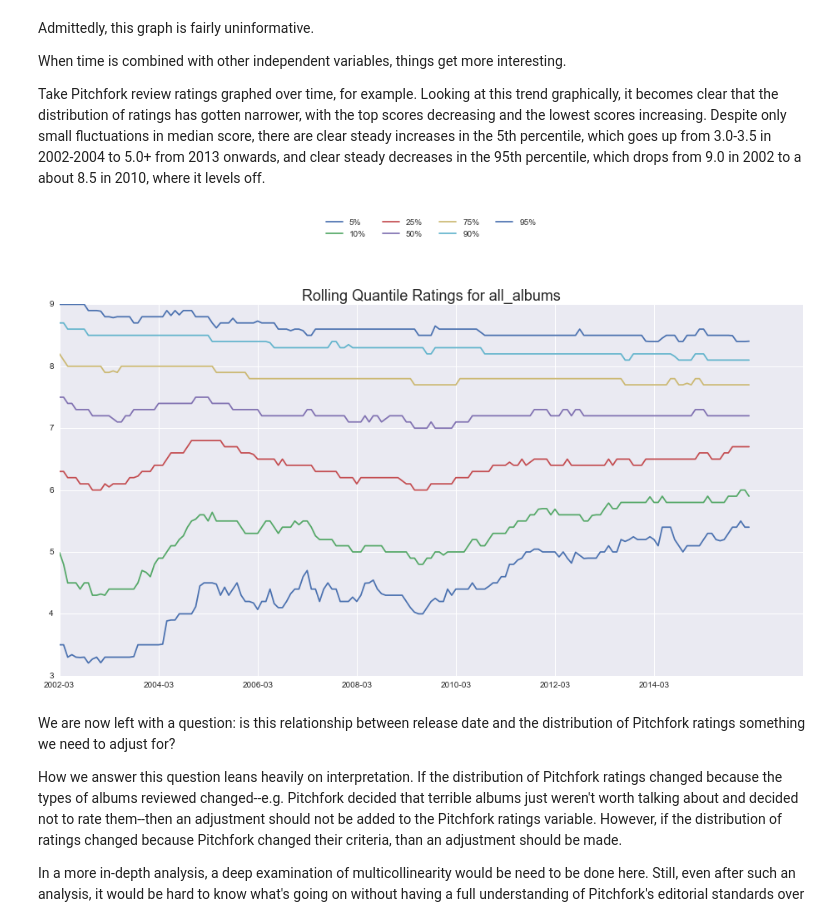
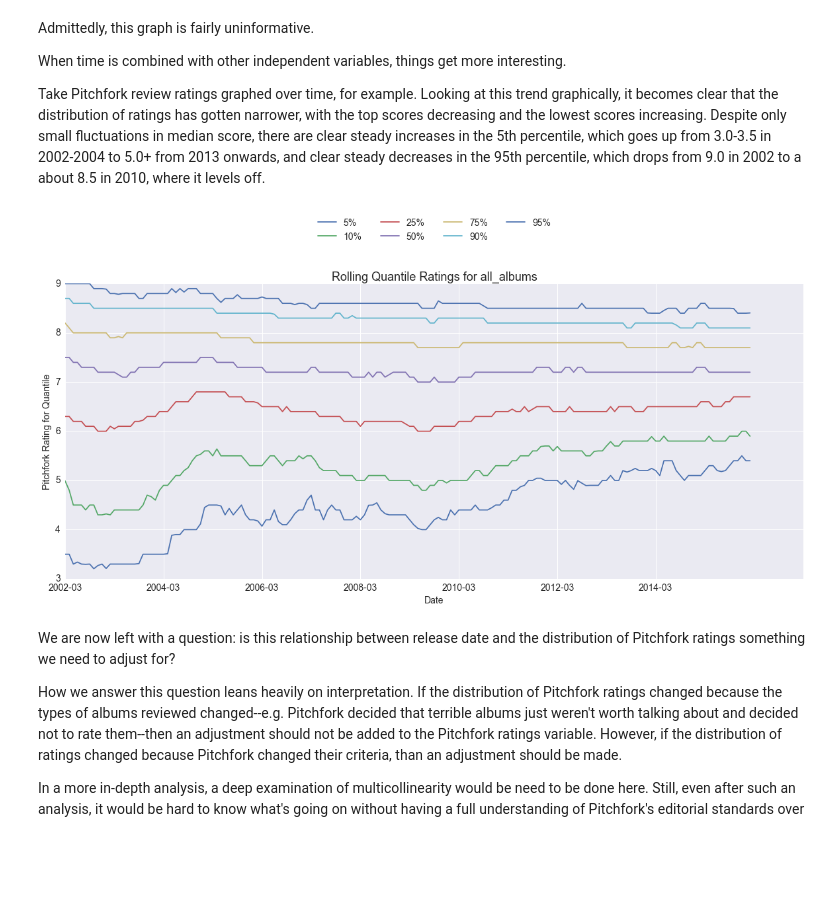
Before and after one commit to JBlumstein/pfk, a Jupyter notebook: Pitchfork_Analysis.ipynb, the cells around one changed output. Saved outputs shown, nothing was run; the diff lists cells and outputs as text; code cells hidden in the pictures; blank space fills up the shorter version.

```diff
--- a/Pitchfork_Analysis.ipynb
+++ b/Pitchfork_Analysis.ipynb
@@ -160,15 +146,26 @@ def createGenreCluster(dfRow, clusterGenres):
     return 0
 
 #create clusters
-df['urban_cluster']=df.apply(createGenreCluster, clusterGenres=['hip hop', 'rap', 'r&b', 'soul'], axis=1)
-df['classic_rock_cluster']=df.apply(createGenreCluster, clusterGenres=['progressive rock', 'psychedelic', 'classic rock'], axis=1)
-df['traditional_cluster']=df.apply(createGenreCluster, clusterGenres=['folk', 'americana', 'singer songwriter'], axis=1)
-df['electronic_cluster']=df.apply(createGenreCluster, clusterGenres=['idm', 'electro', 'electronica', 'techno', 'dubstep'], axis=1)
-df['alternative_cluster']=df.apply(createGenreCluster, clusterGenres=['alternative', 'alternative rock'], axis=1)
-df['pop_cluster']=df.apply(createGenreCluster, clusterGenres=['pop'], axis=1)
-df['punk_cluster']=df.apply(createGenreCluster, clusterGenres=['punk', 'post punk', 'math rock', 'emo', 'hardcore'], axis=1)
-df['indie_cluster']=df.apply(createGenreCluster, clusterGenres=['indie rock', 'lo fi', 'dream pop', 'shoegaze', 'trip hop', 'indie', 'indie pop'], axis=1)
-df['experimental_cluster']=df.apply(createGenreCluster, clusterGenres=['post rock', 'ambient', 'experimental', 'instrumental', 'noise', 'noise rock'], axis=1)
+df['urban_cluster']=df.apply(createGenreCluster,
+                             clusterGenres=['hip hop', 'rap', 'r&b', 'soul'], axis=1)
+df['classic_rock_cluster']=df.apply(createGenreCluster,
+                                    clusterGenres=['progressive rock', 'psychedelic', 'classic rock'], axis=1)
+df['traditional_cluster']=df.apply(createGenreCluster,
+                                   clusterGenres=['folk', 'americana', 'singer songwriter'], axis=1)
+df['electronic_cluster']=df.apply(createGenreCluster,
+                                  clusterGenres=['idm', 'electro', 'electronica', 'techno', 'dubstep'], axis=1)
+df['alternative_cluster']=df.apply(createGenreCluster,
+                                   clusterGenres=['alternative', 'alternative rock'], axis=1)
+df['pop_cluster']=df.apply(createGenreCluster,
+                           clusterGenres=['pop'], axis=1)
+df['punk_cluster']=df.apply(createGenreCluster,
+                            clusterGenres=['punk', 'post punk', 'math rock', 'emo', 'hardcore'], axis=1)
+df['indie_cluster']=df.apply(createGenreCluster,
+                             clusterGenres=['indie rock', 'lo fi', 'dream pop', 'shoegaze', 'trip hop', 'indie', 'indie pop'],
+                             axis=1)
+df['experimental_cluster']=df.apply(createGenreCluster,
+                                    clusterGenres=['post rock', 'ambient', 'experimental', 'instrumental', 'noise', 'noise rock'],
+                                    axis=1)
 
 #get list of clusters with underscores
 clusters = ['urban_cluster','classic_rock_cluster','traditional_cluster','electronic_cluster','indie_cluster','alternative_cluster','pop_cluster','punk_cluster','experimental_cluster']
@@ -415,36 +412,41 @@ def makeRollingQuantilesGraph(rqs,quantile_names,rqp,g,months_between_ticks,char
         date = rqs.ix[tick,'Period Ending']
         x_axis_labels.append(date)
     rqp.set_xticklabels(labels = x_axis_labels)
 
     #set title
     rqp.set_title(chart_title + str(g),fontsize=18)
 
     #set legend
-    rqp.legend(quantile_names, loc='upper center', ncol=int(len(quantile_names)/2+1), bbox_to_anchor=[0.5,1.25], fancybox=True)
+    rqp.legend(quantile_names, loc='upper center', ncol=int(len(quantile_names)/2+1), fontsize=14, bbox_to_anchor=[0.5,1.25], fancybox=True)
+
+    #set other params
+    rqp.set_xlabel('Date', fontsize=14)
+    rqp.set_ylabel('Pitchfork Rating for Quantile', fontsize=14)
+    rqp.tick_params(labelsize=14)
 
 #---------------------------------------------------------------------
 
 #new column needed for analysis
 df['months_from_start'] = df['MonthP'] - df['MonthP'][0]
 
 #parameters
 pfk_period_range = pd.period_range(df['MonthP'][0], df['MonthP'][len(df['MonthP'])-1], freq='M')
 pfk_quantiles = [5,10,25,50,75,90,95] #quartiles
 num_months = 12 #number of months in rolling quantiles
 g = 'all_albums' #what to call group being charted
 f, rqplot = plt.subplots() #supblot rqplot in figure f
 m_b_t = 24 #months between tick marks
 variable = 'Rating'
 quantiles_chart_title = 'Rolling Quantile Ratings for '
 
 #run functions to get rolling quantiles and create graph
 tqdf, tqn, graph_title = getTrailingQuantilesDF(df, g, pfk_quantiles, num_months, pfk_period_range, variable)
 makeRollingQuantilesGraph(tqdf, tqn, rqplot, graph_title, m_b_t, quantiles_chart_title)
 
 #resize figure
-f.set_size_inches((16,8))
+f.set_size_inches((20,8))
 # %% [output]
-[figure, old version]
+[figure, new version]
 # %% [markdown]
 <p>We are now left with a question: is this relationship between release date and the distribution of Pitchfork ratings something we need to adjust for?</p>
 
```
Also changed, not shown: parts of 6 cells of this notebook.
